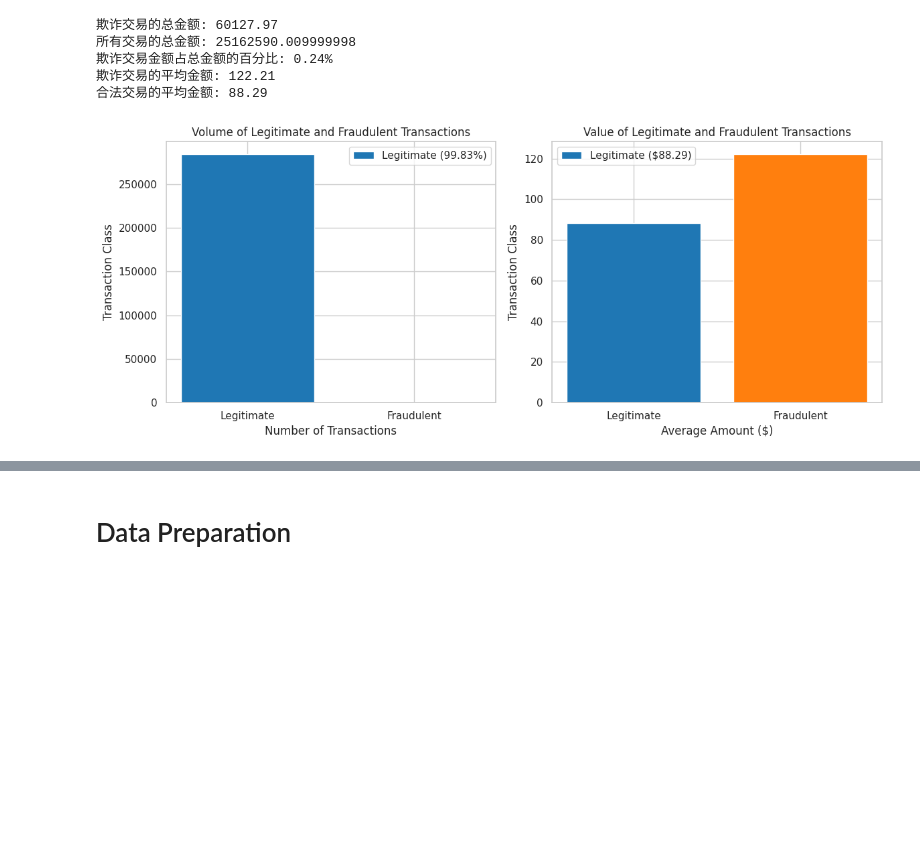
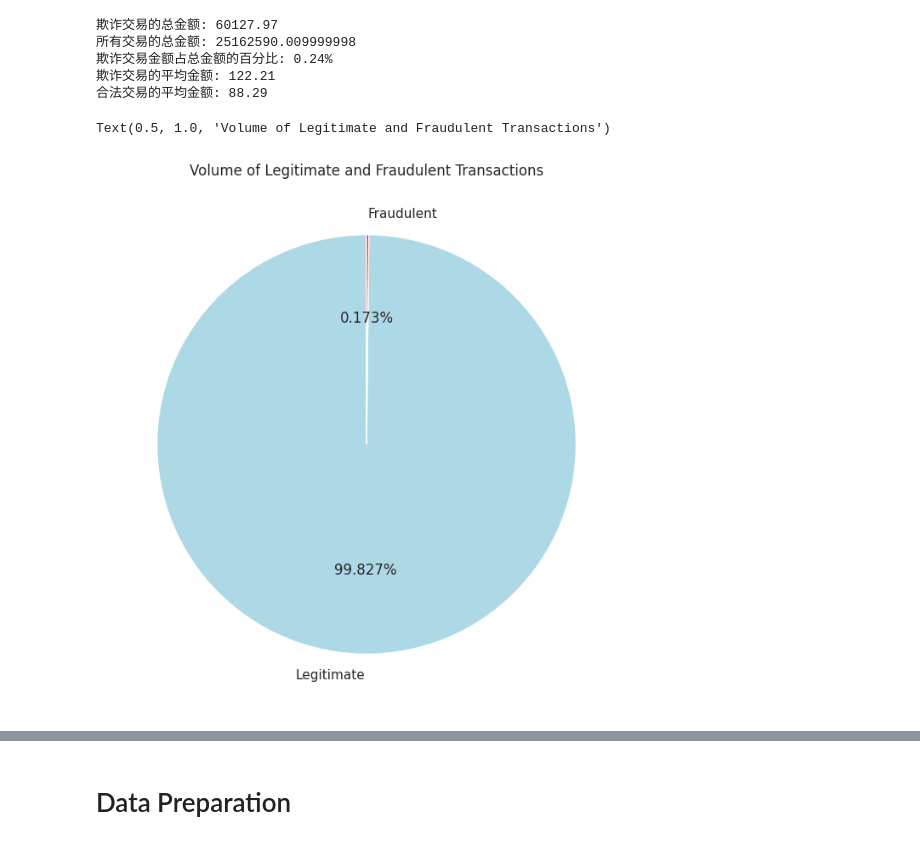
Before and after one commit to ConfusedTraveler/credit-card-fraud-detect, a Jupyter notebook: credit_card_fraud_detection_beta.ipynb, the cells around one changed output, grey strips where cells are left out. Drawn from its saved outputs; the diff is of its cells as text; code cells hidden in the pictures; blank space fills up the shorter version.

```diff
--- a/credit_card_fraud_detection_beta.ipynb
+++ b/credit_card_fraud_detection_beta.ipynb
@@ -103,51 +102,3 @@ print(f"合法交易的平均金额: {legit_mean_amount:.2f}")
 欺诈交易金额占总金额的百分比: 0.24%
 欺诈交易的平均金额: 122.21
 合法交易的平均金额: 88.29
-# %%
-# Picture: Volume of legitimate transactions and fraudulent transactions
-# 计算合法和欺诈交易的数量
-legitimate_count = transactions[transactions['Class'] == 0].shape[0]
-fraud_count = transactions[transactions['Class'] == 1].shape[0]
-
-# 计算总交易数量
-total_count = legitimate_count + fraud_count
-
-# 计算合法和欺诈交易的总金额
-legitimate_amount = transactions[transactions['Class'] == 0]['Amount'].sum()
-fraud_amount = transactions[transactions['Class'] == 1]['Amount'].sum()
-
-# 计算总交易金额
-total_amount = total_amount = legitimate_amount + fraud_amount
-
-# 计算平均金额
-legitimate_avg = legitimate_amount / legitimate_count
-fraud_avg = fraud_amount / fraud_count
-
-# 创建一个包含两个子图的图形
-fig, axs = plt.subplots(1, 2, figsize=(12, 5))
-
-# 第一个图：交易数量
-axs[0].bar(['Legitimate', 'Fraudulent'], [legitimate_count, fraud_count], color=['#1f77b4', '#ff7f0e'])
-axs[0].set_title('Volume of Legitimate and Fraudulent Transactions')
-
-# 计算占比并添加到图例
-legitimate_percentage = (legitimate_count / total_count) * 100
-fraud_percentage = (fraud_count / total_count) * 100
-axs[0].set_xlabel('Number of Transactions')
-axs[0].set_ylabel('Transaction Class')
-axs[0].legend(['Legitimate ({:.2f}%)'.format(legitimate_percentage), 'Fraudulent ({:.2f}%)'.format(fraud_percentage)])
-
-# 第二个图：交易金额占比
-axs[1].bar(['Legitimate', 'Fraudulent'], [legitimate_avg, fraud_avg], color=['#1f77b4', '#ff7f0e'])
-axs[1].set_title('Value of Legitimate and Fraudulent Transactions')
-axs[1].set_xlabel('Average Amount ($)')
-axs[1].set_ylabel('Transaction Class')
-axs[1].legend(['Legitimate (${})'.format(round(legitimate_avg, 2)), 'Fraudulent (${})'.format(round(fraud_avg, 2))])
-
-# 自动调整子图间距
-plt.tight_layout()
-
-# 显示图形
-plt.show()
-# %% [output]
-[figure, removed]
@@ -155,0 +105,12 @@ plt.show()
+# %%
+# Picture: Volume of legitimate transactions and fraudulent transactions
+# 分类汇总交易数量
+transaction_counts = transactions.groupby('Class')['Class'].count()
+
+# 绘制饼图
+plt.figure(figsize=(8, 8))
+plt.pie(transaction_counts, labels=['Legitimate', 'Fraudulent'], colors=['lightblue', 'red'], autopct='%1.3f%%', startangle=90)
+plt.title('Volume of Legitimate and Fraudulent Transactions')
+# %% [output]
+Text(0.5, 1.0, 'Volume of Legitimate and Fraudulent Transactions')
+[figure, added]
```
Also changed, not shown: parts of 12 cells of this notebook.
